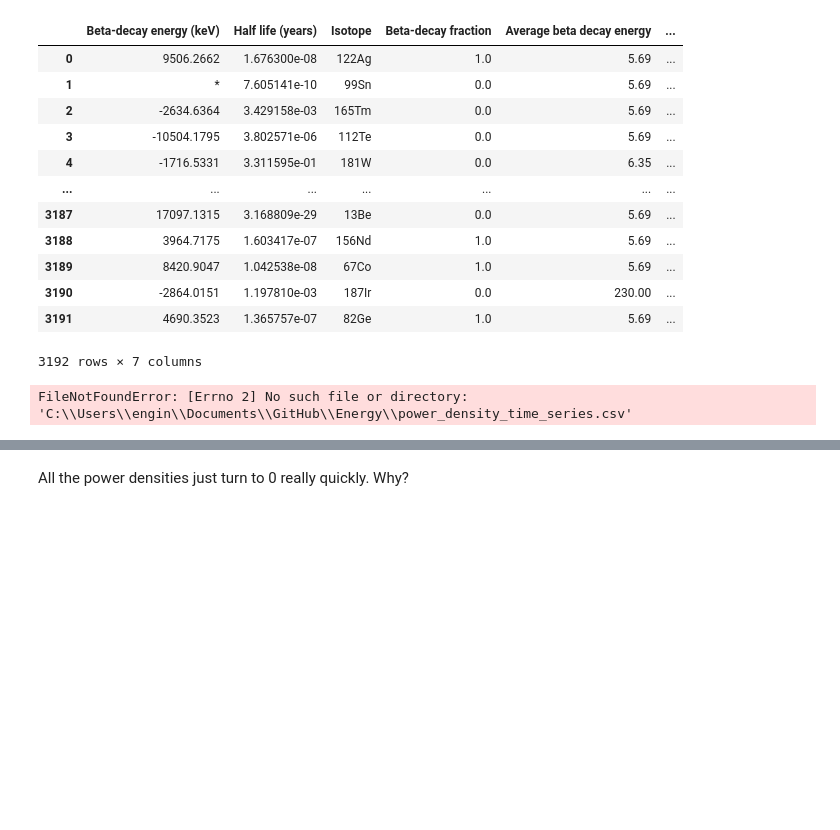
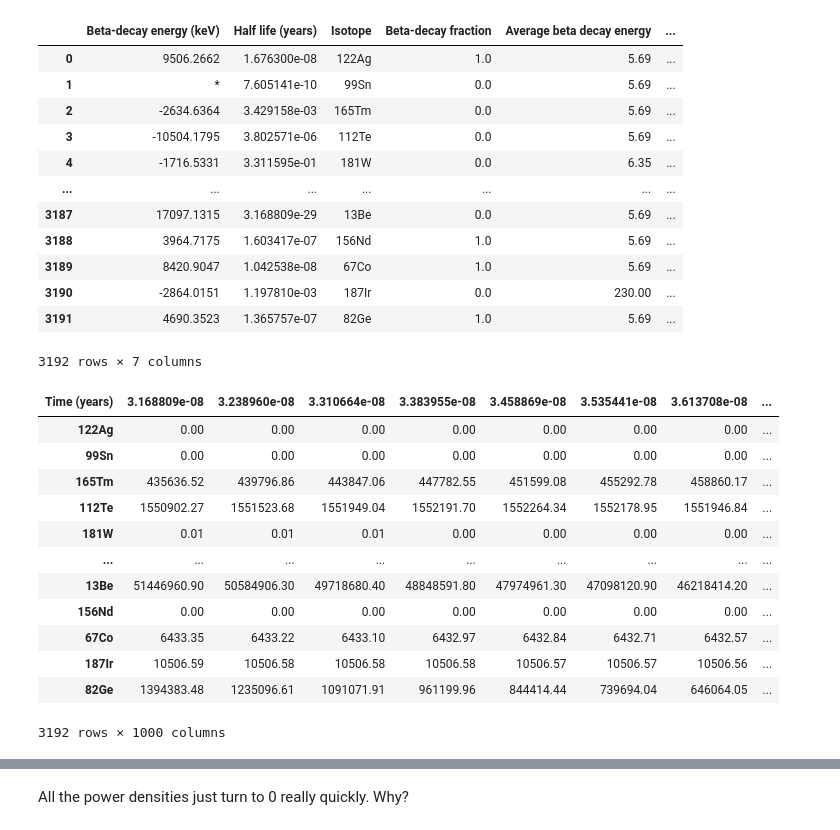
Before and after one commit to MarcosP7635/Energy, a Jupyter notebook: JupyterNotebooks/Power_Density_Viewer.ipynb, the cells around one changed output, grey strips where cells are left out. Cells and saved outputs as stored; diff of their text form; code cells hidden in the pictures; blank space fills up the shorter version.

```diff
--- a/JupyterNotebooks/Power_Density_Viewer.ipynb
+++ b/JupyterNotebooks/Power_Density_Viewer.ipynb
@@ -126,19 +122,31 @@ all_decay_chains = [make_decay_chain(isotope, isotope_list, lambda_list,
                     decay_energy_list, daughter_list)
                     for isotope in isotope_list]
 # %%
-file_path = "C:\\Users\\engin\\Documents\\GitHub\\Energy\\Exporpower_density_time_series.csv"
+file_path = parent_dir + "ExportedData\\power_density_time_series.csv"
 with open(file_path, newline='\n') as f:
     reader = csv.reader(f)
     time_series_unclean = list(reader)[0]
 power_densities_dict = {}
 power_densities_dict['Time (years)'] = np.logspace(0, 9.5, 10**3) * units.second.to(units.year)
 for row, chain in enumerate(all_decay_chains):
     power_densities_dict[chain.index[0]] = clean_time_series(time_series_unclean[row])
 power_densities_df = pd.DataFrame.from_dict(power_densities_dict).set_index('Time (years)')
 transposed_power_densities_df = power_densities_df.transpose()
 transposed_power_densities_df
 # %% [output]
+| Time (years) | 3.168809e-08 | 3.238960e-08 | 3.310664e-08 | 3.383955e-08 | 3.458869e-08 | 3.535441e-08 | 3.613708e-08 | ... |
+| 122Ag | 0.00 | 0.00 | 0.00 | 0.00 | 0.00 | 0.00 | 0.00 | ... |
+| 99Sn | 0.00 | 0.00 | 0.00 | 0.00 | 0.00 | 0.00 | 0.00 | ... |
+| 165Tm | 435636.52 | 439796.86 | 443847.06 | 447782.55 | 451599.08 | 455292.78 | 458860.17 | ... |
+| 112Te | 1550902.27 | 1551523.68 | 1551949.04 | 1552191.70 | 1552264.34 | 1552178.95 | 1551946.84 | ... |
+| 181W | 0.01 | 0.01 | 0.01 | 0.00 | 0.00 | 0.00 | 0.00 | ... |
+| ... | ... | ... | ... | ... | ... | ... | ... | ... |
+| 13Be | 51446960.90 | 50584906.30 | 49718680.40 | 48848591.80 | 47974961.30 | 47098120.90 | 46218414.20 | ... |
+| 156Nd | 0.00 | 0.00 | 0.00 | 0.00 | 0.00 | 0.00 | 0.00 | ... |
+| 67Co | 6433.35 | 6433.22 | 6433.10 | 6432.97 | 6432.84 | 6432.71 | 6432.57 | ... |
+| 187Ir | 10506.59 | 10506.58 | 10506.58 | 10506.58 | 10506.57 | 10506.57 | 10506.56 | ... |
+| 82Ge | 1394383.48 | 1235096.61 | 1091071.91 | 961199.96 | 844414.44 | 739694.04 | 646064.05 | ... |
-FileNotFoundError: [Errno 2] No such file or directory: 'C:\\Users\\engin\\Documents\\GitHub\\Energy\\power_density_time_series.csv'
+3192 rows × 1000 columns
 # %%
 power_densities_df
 # %% [output]
```
Also changed, not shown: parts of 3 cells of this notebook, 1 other file.
